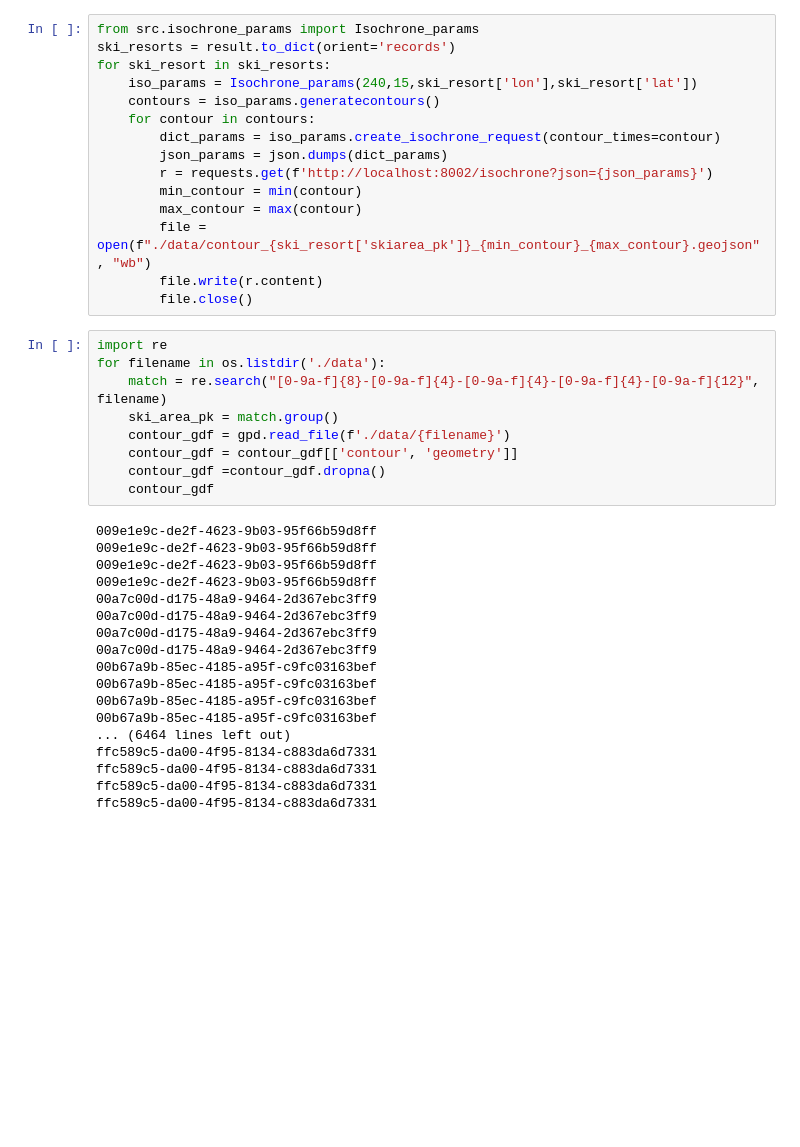
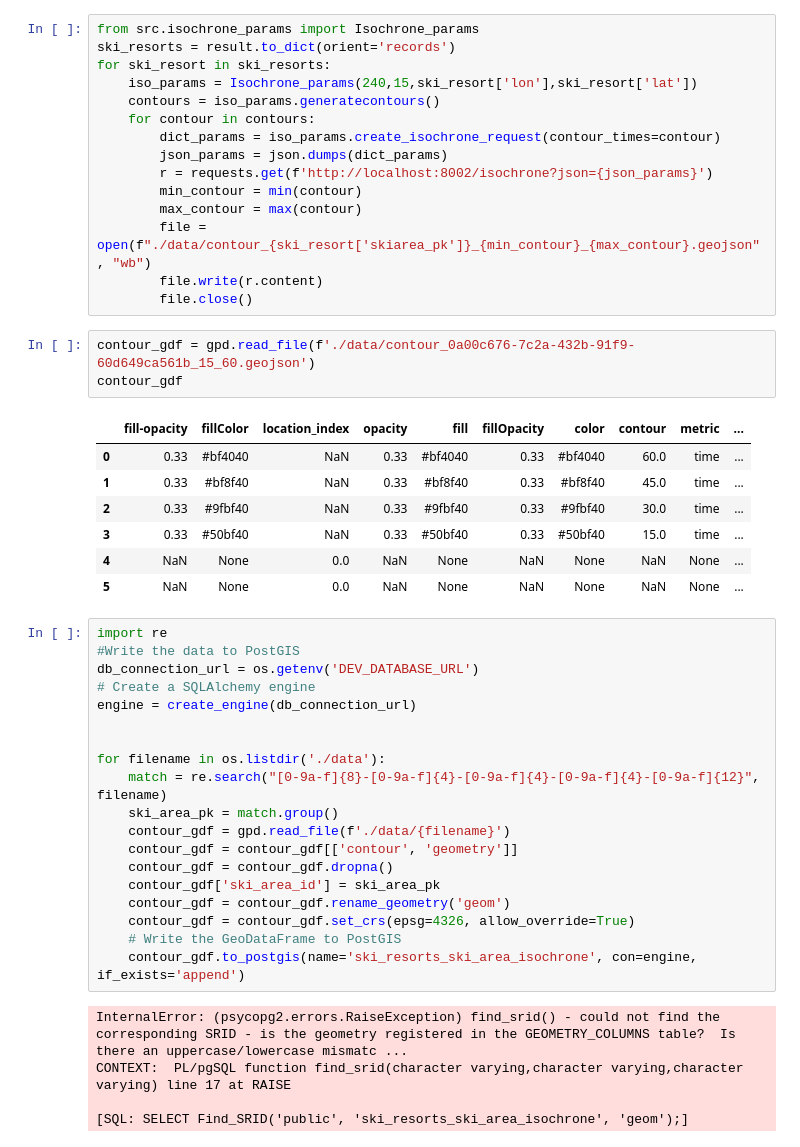
Before and after one commit to ankoure/OpenSkiPass, a Jupyter notebook: notebooks/isochrones/GenerateIsochrones.ipynb, the cells around one changed output. Cells and saved outputs as stored; diff of their text form; blank space fills up the shorter version.

```diff
--- a/notebooks/isochrones/GenerateIsochrones.ipynb
+++ b/notebooks/isochrones/GenerateIsochrones.ipynb
@@ -70,30 +70,38 @@ for ski_resort in ski_resorts:
         file = open(f"./data/contour_{ski_resort['skiarea_pk']}_{min_contour}_{max_contour}.geojson", "wb")
         file.write(r.content)
         file.close()
+# %%
+contour_gdf = gpd.read_file(f'./data/contour_0a00c676-7c2a-432b-91f9-60d649ca561b_15_60.geojson')
+contour_gdf
+# %% [output]
+|  | fill-opacity | fillColor | location_index | opacity | fill | fillOpacity | color | contour | metric | ... |
+| 0 | 0.33 | #bf4040 | NaN | 0.33 | #bf4040 | 0.33 | #bf4040 | 60.0 | time | ... |
+| 1 | 0.33 | #bf8f40 | NaN | 0.33 | #bf8f40 | 0.33 | #bf8f40 | 45.0 | time | ... |
+| 2 | 0.33 | #9fbf40 | NaN | 0.33 | #9fbf40 | 0.33 | #9fbf40 | 30.0 | time | ... |
+| 3 | 0.33 | #50bf40 | NaN | 0.33 | #50bf40 | 0.33 | #50bf40 | 15.0 | time | ... |
+| 4 | NaN | None | 0.0 | NaN | None | NaN | None | NaN | None | ... |
+| 5 | NaN | None | 0.0 | NaN | None | NaN | None | NaN | None | ... |
 # %%
 import re
+#Write the data to PostGIS
+db_connection_url = os.getenv('DEV_DATABASE_URL')
+# Create a SQLAlchemy engine
+engine = create_engine(db_connection_url)
+
+
 for filename in os.listdir('./data'):
     match = re.search("[0-9a-f]{8}-[0-9a-f]{4}-[0-9a-f]{4}-[0-9a-f]{4}-[0-9a-f]{12}", filename)
     ski_area_pk = match.group()
     contour_gdf = gpd.read_file(f'./data/{filename}')
     contour_gdf = contour_gdf[['contour', 'geometry']]
-    contour_gdf =contour_gdf.dropna()
-    contour_gdf
+    contour_gdf = contour_gdf.dropna()
+    contour_gdf['ski_area_id'] = ski_area_pk
+    contour_gdf = contour_gdf.rename_geometry('geom')
+    contour_gdf = contour_gdf.set_crs(epsg=4326, allow_override=True)
+    # Write the GeoDataFrame to PostGIS
+    contour_gdf.to_postgis(name='ski_resorts_ski_area_isochrone', con=engine, if_exists='append')
 # %% [output]
-009e1e9c-de2f-4623-9b03-95f66b59d8ff
-009e1e9c-de2f-4623-9b03-95f66b59d8ff
-009e1e9c-de2f-4623-9b03-95f66b59d8ff
-009e1e9c-de2f-4623-9b03-95f66b59d8ff
-00a7c00d-d175-48a9-9464-2d367ebc3ff9
-00a7c00d-d175-48a9-9464-2d367ebc3ff9
-00a7c00d-d175-48a9-9464-2d367ebc3ff9
-00a7c00d-d175-48a9-9464-2d367ebc3ff9
-00b67a9b-85ec-4185-a95f-c9fc03163bef
-00b67a9b-85ec-4185-a95f-c9fc03163bef
-00b67a9b-85ec-4185-a95f-c9fc03163bef
-00b67a9b-85ec-4185-a95f-c9fc03163bef
-... (6464 lines left out)
-ffc589c5-da00-4f95-8134-c883da6d7331
-ffc589c5-da00-4f95-8134-c883da6d7331
-ffc589c5-da00-4f95-8134-c883da6d7331
-ffc589c5-da00-4f95-8134-c883da6d7331
+InternalError: (psycopg2.errors.RaiseException) find_srid() - could not find the corresponding SRID - is the geometry registered in the GEOMETRY_COLUMNS table?  Is there an uppercase/lowercase mismatc ...
+CONTEXT:  PL/pgSQL function find_srid(character varying,character varying,character varying) line 17 at RAISE
+
+[SQL: SELECT Find_SRID('public', 'ski_resorts_ski_area_isochrone', 'geom');]
```
Also changed, not shown: 1 other file.
